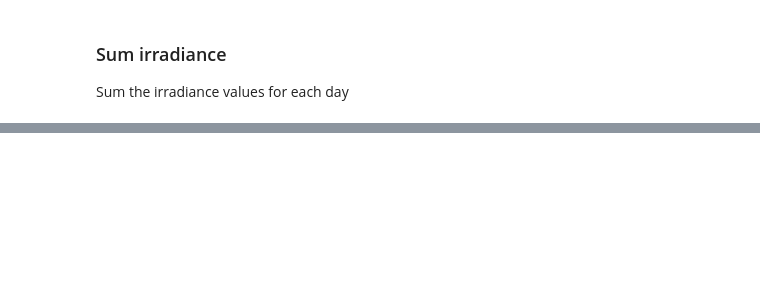
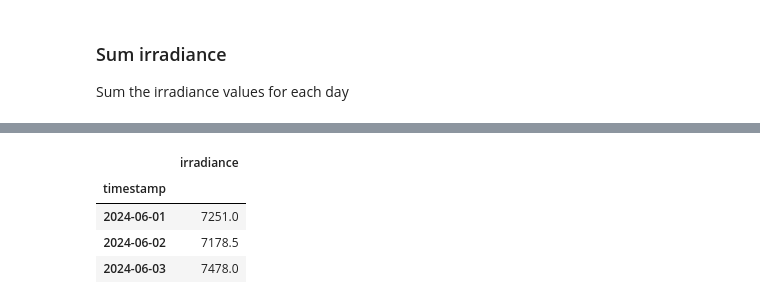
Before and after one commit to dustinmichels/interpolation-demo, a Jupyter notebook: main.ipynb, the cells around one changed output, grey strips where cells are left out. Cells and saved outputs as stored; diff of their text form; code cells hidden in the pictures; blank space fills up the shorter version.

```diff
--- a/main.ipynb
+++ b/main.ipynb
@@ -96,0 +126,9 @@ Freq: D, Name: irradiance, dtype: float64
+# %%
+daily_sums = df_interpolated.resample('D')['irradiance'].sum()
+pd.DataFrame(daily_sums)
+# %% [output]
+|  | irradiance |
+| timestamp |  |
+| 2024-06-01 | 7251.0 |
+| 2024-06-02 | 7178.5 |
+| 2024-06-03 | 7478.0 |
```
Also changed, not shown: parts of 4 cells of this notebook.
